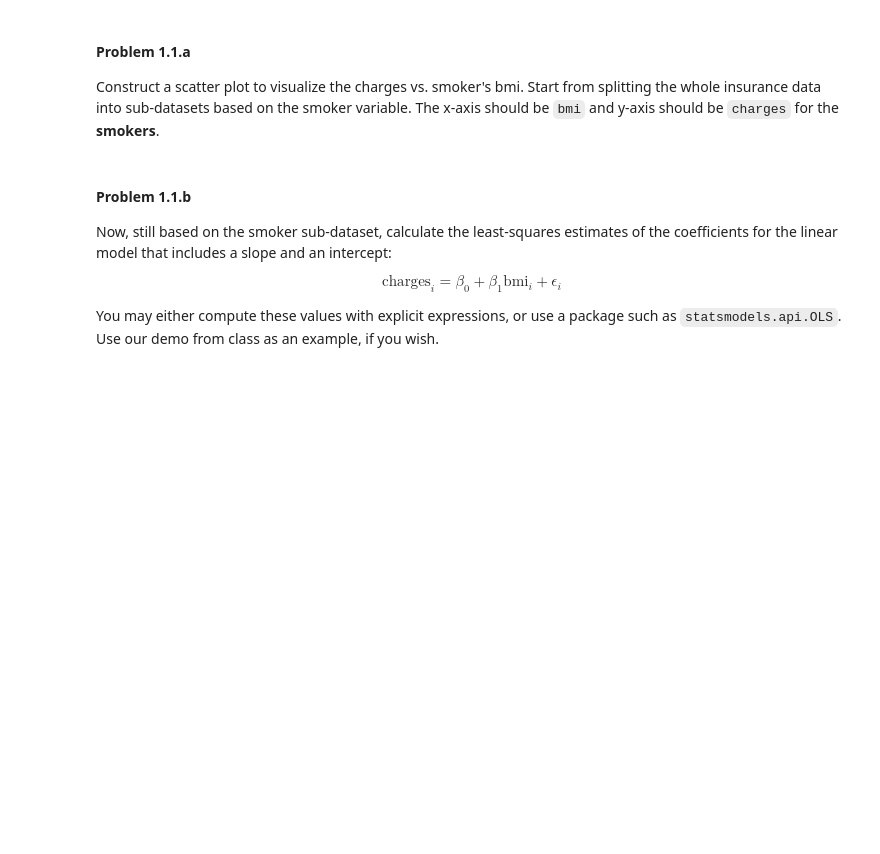
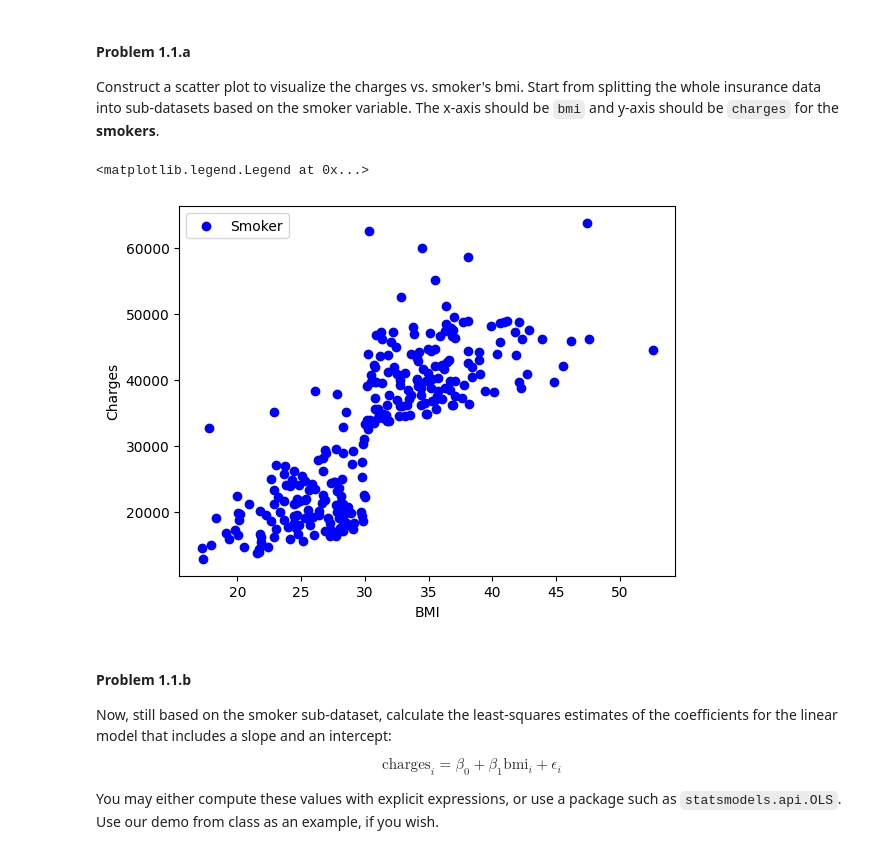
Before and after one commit to shashankd98/Binary_BH, a Jupyter notebook: assignments/assn1/assn1.ipynb, the cells around one changed output. Saved outputs shown, nothing was run; the diff lists cells and outputs as text; code cells hidden in the pictures; blank space fills up the shorter version.

```diff
--- a/assignments/assn1/assn1.ipynb
+++ b/assignments/assn1/assn1.ipynb
@@ -139,12 +139,13 @@ Construct a scatter plot to visualize the charges vs. smoker's bmi. Start from s
 # %%
 ## -- please write code for visualization here. -- ##
 mask_smoker=(insurance_table['smoker']==1)
-mask_nonsmoker=(insurance_table['smoker']==0)
 plt.scatter(insurance_table['bmi'][mask_smoker],insurance_table['charges'][mask_smoker],c='b',label="Smoker")
-plt.scatter(insurance_table['bmi'][mask_nonsmoker],insurance_table['charges'][mask_nonsmoker],c='r',label="Non-smoker")
 plt.xlabel("BMI")
 plt.ylabel("Charges")
 plt.legend()
+# %% [output]
+<matplotlib.legend.Legend at 0x...>
+[figure, added]
 # %% [markdown]
 #### Problem 1.1.b
 
```
Also changed, not shown: parts of 5 cells of this notebook.
